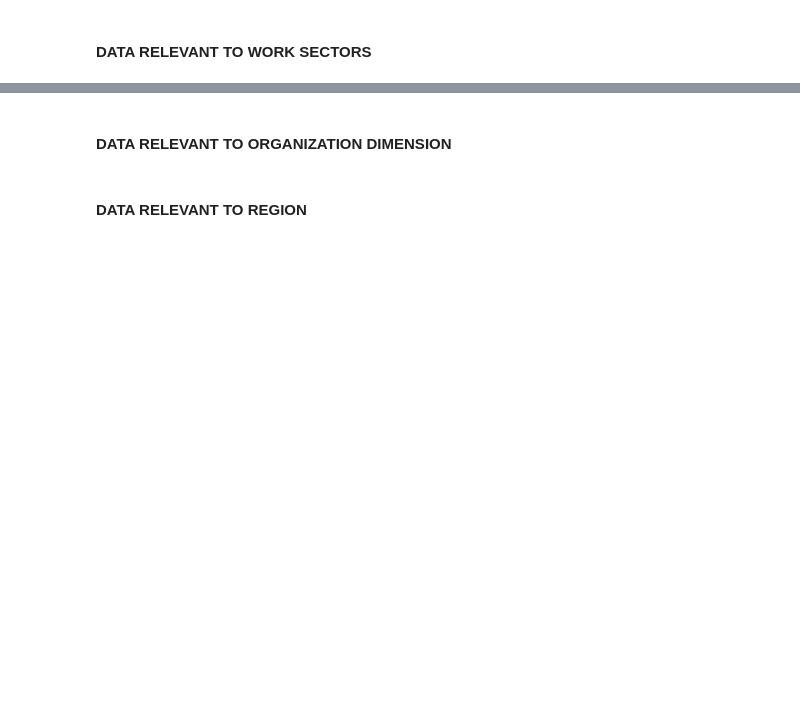
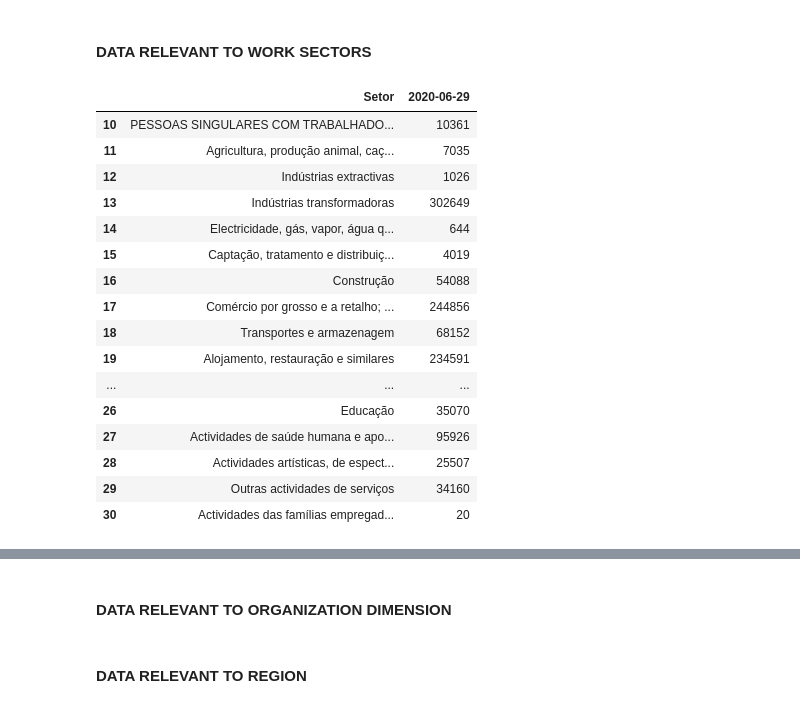
Before and after one commit to dssg-pt/dados-MTSSS, a Jupyter notebook: extra/dados/data_cleaning.ipynb, the cells around one changed output, grey strips where cells are left out. Drawn from its saved outputs; the diff is of its cells as text; code cells hidden in the pictures; blank space fills up the shorter version.

```diff
--- a/extra/dados/data_cleaning.ipynb
+++ b/extra/dados/data_cleaning.ipynb
@@ -137,23 +170,37 @@ df1.head(10)
 # %%
+#Select the relevant information, deleting the first 8 rows
+df=data4.iloc[8:]
+
+#import today´s date
+today=date.today()
+
 #Select the columns that are relevant to work sectors
-df_work=df1[df1.columns[0:6]]
+df_work=df[df.columns[0:4]]
 df_work=df_work.iloc[2:23]
 
 #Rename columns
 df_work=df_work.rename(columns={'EEs QUE ENTREGARAM DOCUMENTO - COVID19 - Layoff Simplificado':'Index','Unnamed: 1':'Setor',
-                       'Unnamed: 2':'Nº NISS_EE','Unnamed: 3':'Nº TRABALHADORES','Unnamed: 4':'Feminino','Unnamed: 5':'Masculino'})
-#reset index
-df_work=df_work.reset_index()
+                       'Unnamed: 2':'Nº NISS_EE','Unnamed: 3':today,'Unnamed: 4':'Feminino','Unnamed: 5':'Masculino'})
 
-#drop previous index
-df_work=df_work.drop(['index','Index'],axis=1)
+#Drop column
+df_work=df_work.drop(['Index','Nº NISS_EE'],axis=1)
 
-#Distribution by companies and gender
-df_companies=df_work.sort_values(by=['Nº NISS_EE'],ascending=False)
-
-#Show data
-df_companies
-
-#export to csv
-df_companies.to_csv(r'dataframes/companies_gender_data.csv', index = False)
-df_work.to_csv(r'df_work.csv', index = False)
+df_work
+# %% [output]
+|  | Setor | 2020-06-29 |
+| 10 | PESSOAS SINGULARES COM TRABALHADO... | 10361 |
+| 11 | Agricultura, produção animal, caç... | 7035 |
+| 12 | Indústrias extractivas | 1026 |
+| 13 | Indústrias transformadoras | 302649 |
+| 14 | Electricidade, gás, vapor, água q... | 644 |
+| 15 | Captação, tratamento e distribuiç... | 4019 |
+| 16 | Construção | 54088 |
+| 17 | Comércio por grosso e a retalho; ... | 244856 |
+| 18 | Transportes e armazenagem | 68152 |
+| 19 | Alojamento, restauração e similares | 234591 |
+| ... | ... | ... |
+| 26 | Educação | 35070 |
+| 27 | Actividades de saúde humana e apo... | 95926 |
+| 28 | Actividades artísticas, de espect... | 25507 |
+| 29 | Outras actividades de serviços | 34160 |
+| 30 | Actividades das famílias empregad... | 20 |
```
Also changed, not shown: parts of 34 cells of this notebook.
